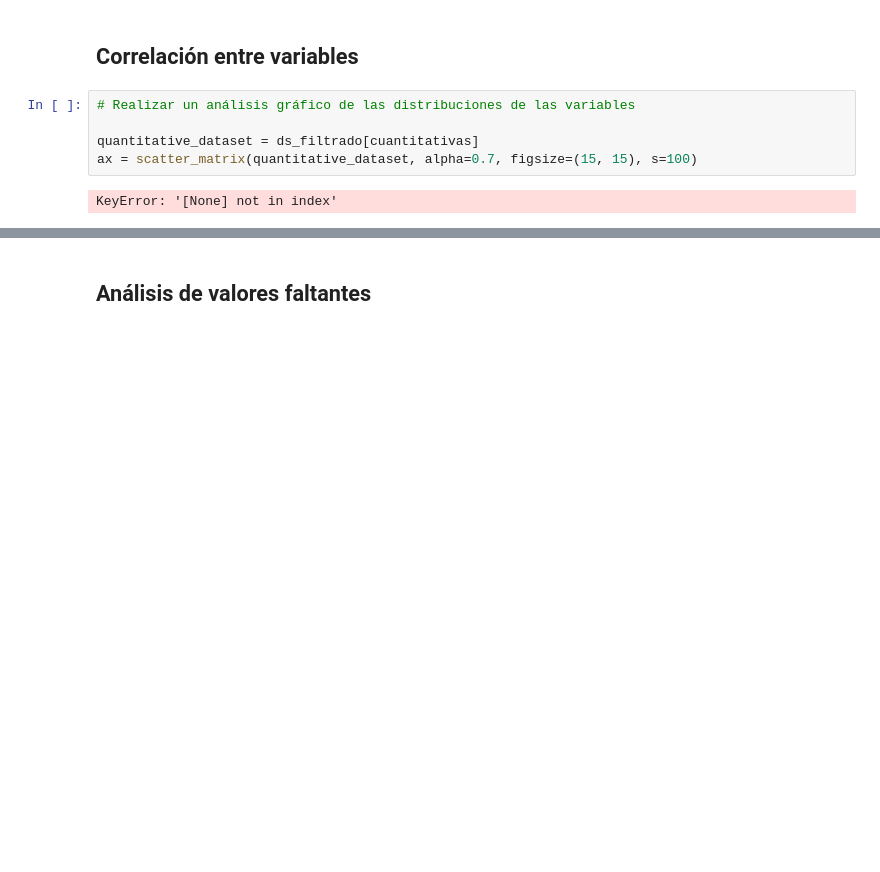
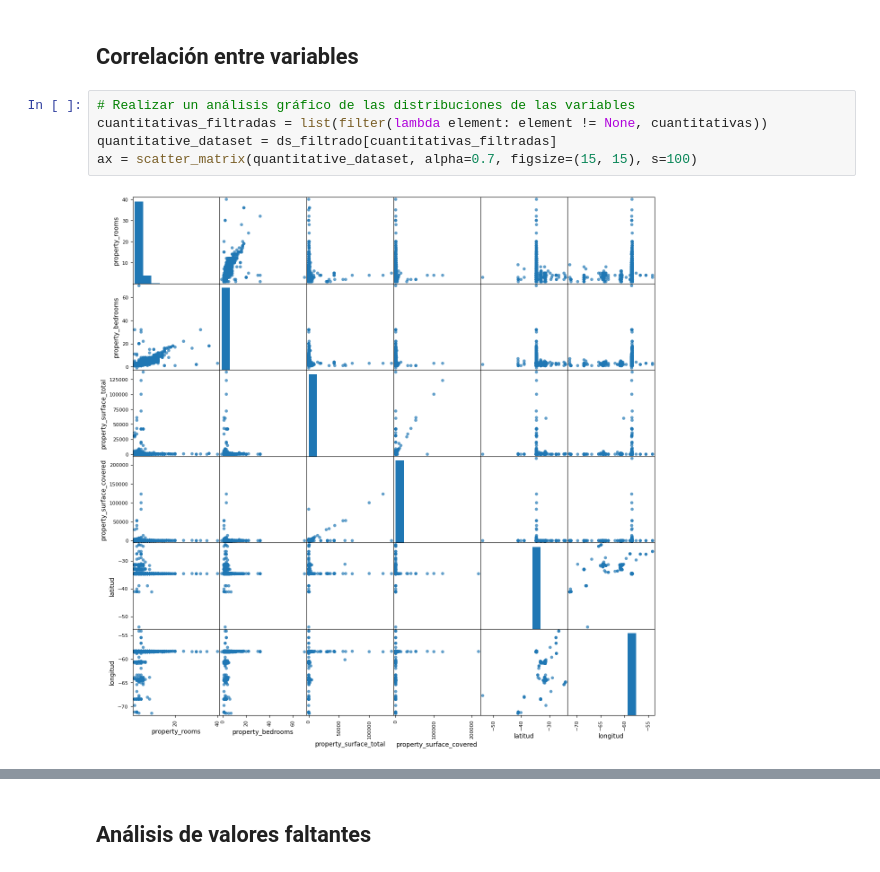
Before and after one commit to Naza26/7506R-2C2022-GRUPO01, a Jupyter notebook: 7506R_TP1_GRUPO1_ENTREGA.ipynb, the cells around one changed output, grey strips where cells are left out. Cells and saved outputs as stored; diff of their text form; blank space fills up the shorter version.

```diff
--- a/7506R_TP1_GRUPO1_ENTREGA.ipynb
+++ b/7506R_TP1_GRUPO1_ENTREGA.ipynb
@@ -590,11 +600,11 @@ Se nota que el grafico de property_surface_total es similar al de property_surfa
 ## Correlación entre variables
 # %%
 # Realizar un análisis gráfico de las distribuciones de las variables
-
-quantitative_dataset = ds_filtrado[cuantitativas]
+cuantitativas_filtradas = list(filter(lambda element: element != None, cuantitativas))
+quantitative_dataset = ds_filtrado[cuantitativas_filtradas]
 ax = scatter_matrix(quantitative_dataset, alpha=0.7, figsize=(15, 15), s=100)
 # %% [output]
-KeyError: '[None] not in index'
+[figure, added]
 # %%
 # Analizar las correlaciones existentes entre las variables.
 quantitative_dataset.corr()
```
Also changed, not shown: parts of 13 cells of this notebook.
